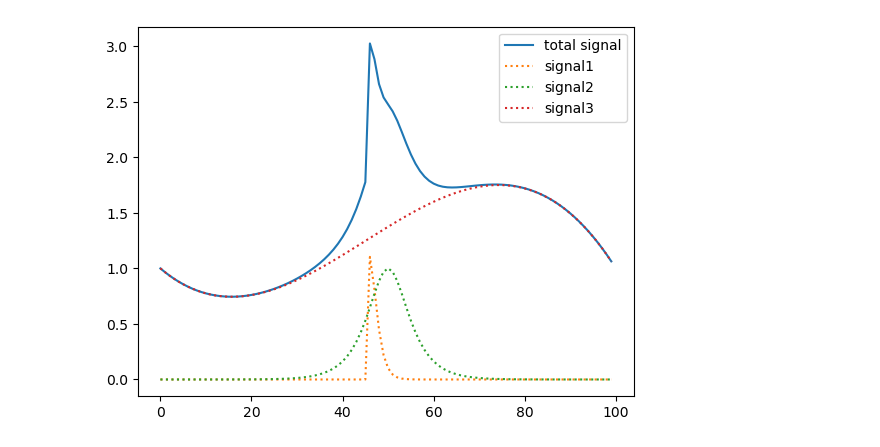
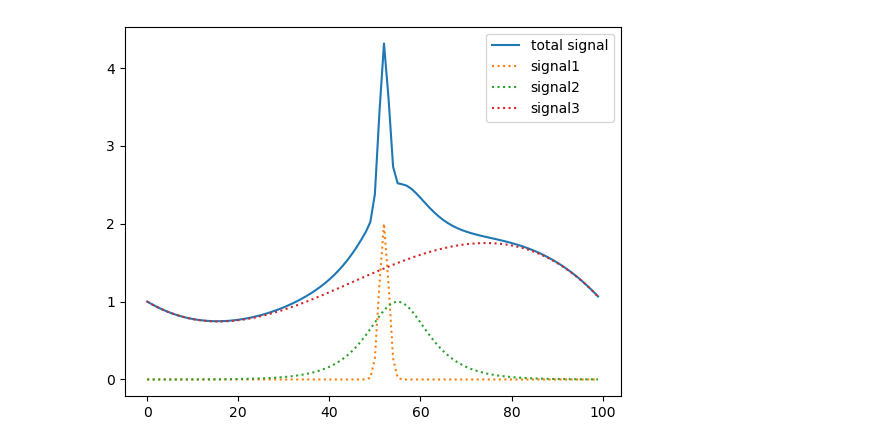
Before and after one commit to Kankelborg-Group/peaklets, a Jupyter notebook: notebooks/movie.ipynb, the cells around one changed output. Drawn from its saved outputs; the diff is of its cells as text; code cells hidden in the pictures.

```diff
--- a/notebooks/movie.ipynb
+++ b/notebooks/movie.ipynb
@@ -1,25 +1,24 @@
 # %%
 import numpy as np
 import matplotlib.pyplot as plt
 from IPython.display import HTML
 %matplotlib inline
 t = np.arange(100)
-t2 = np.maximum(t-45,0)
-signal1 = 3*t2*np.exp(-t2)
-signal2 = 1/np.cosh((t-50)/4)
+signal1 = 2*np.exp(-(t-52)**2/2)
+signal2 = 1/np.cosh((t-55)/6)
 signal3 = 1 + 1e-5*(t-35)*(100-t)*t
 
 signal = signal1+signal2+signal3  # total signal
 
 plt.figure()
 plt.plot(t, signal,  label='total signal')
 plt.plot(t, signal1, ':', label='signal1')
 plt.plot(t, signal2, ':', label='signal2')
 plt.plot(t, signal3, ':', label='signal3')
 #plt.ylim(bottom=0)
 plt.legend();
 # %% [output]
-[figure, old version]
+[figure, new version]
 # %%
 %matplotlib inline
 import peaklets as pk
```
Also changed, not shown: parts of 4 cells of this notebook, 2 other files.
